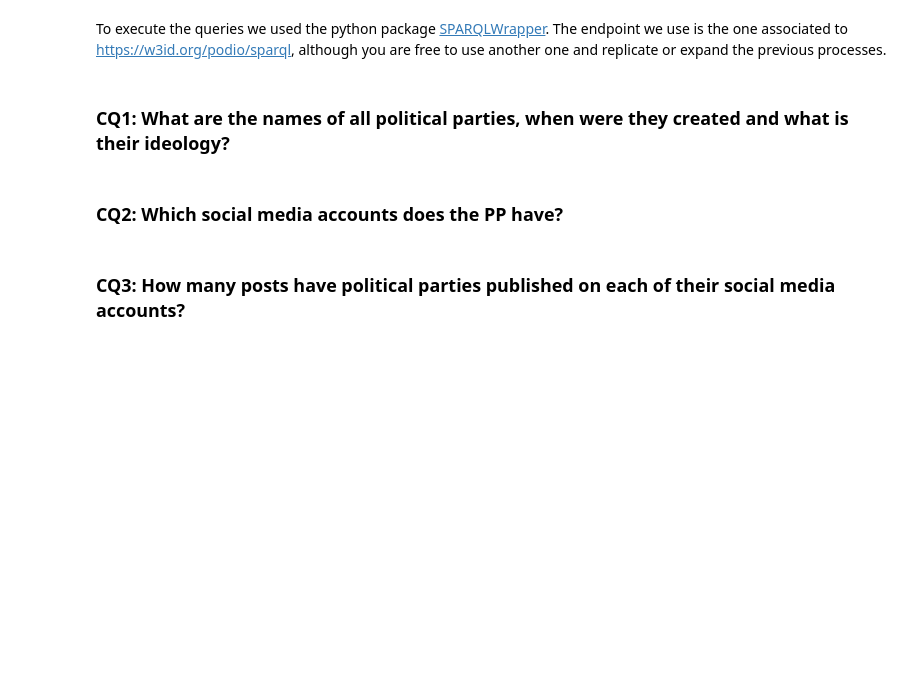
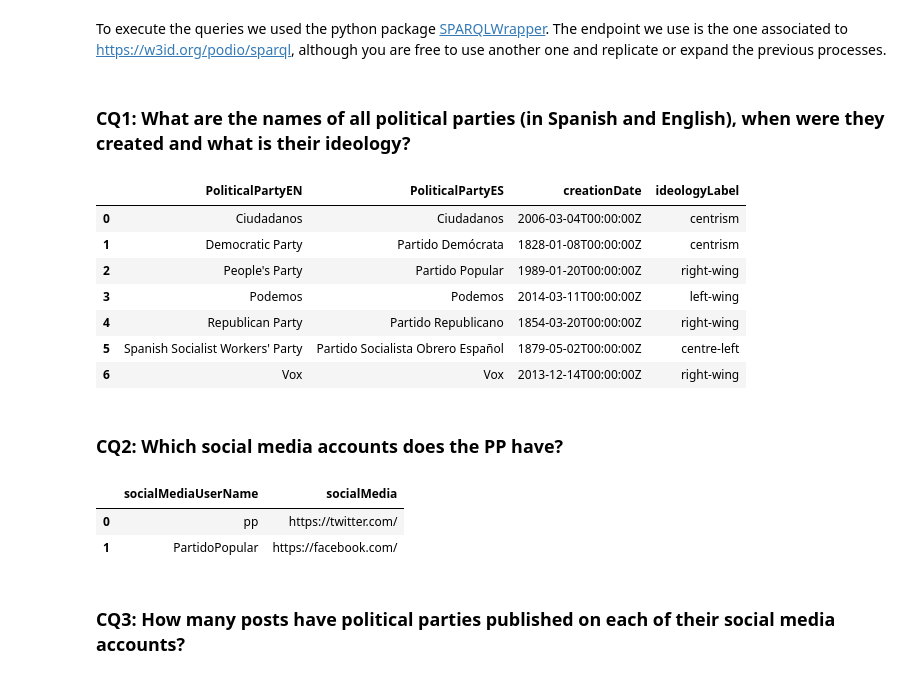
Before and after one commit to oeg-upm/PODIO, a Jupyter notebook: notebooks/podio.ipynb, the cells around one changed output. Drawn from its saved outputs; the diff is of its cells as text; code cells hidden in the pictures; blank space fills up the shorter version.

```diff
--- a/notebooks/podio.ipynb
+++ b/notebooks/podio.ipynb
@@ -1140,59 +1199,66 @@ def run_query(query):
     except Exception as e:
         print(e)
 # %% [markdown]
-### CQ1: What are the names of all political parties, when were they created and what is their ideology?
+### CQ1: What are the names of all political parties (in Spanish and English), when were they created and what is their ideology?
 # %%
 query= """
 PREFIX dc: <http://purl.org/dc/elements/1.1/>
 PREFIX dcam: <http://purl.org/dc/dcam/>
 PREFIX eli: <http://data.europa.eu/eli/ontology#>
 PREFIX foaf: <http://xmlns.com/foaf/0.1/>
 PREFIX lkg: <http://lkg.lynx-project.eu/def/>
 PREFIX nif-core: <http://persistence.uni-leipzig.org/nlp2rdf/ontologies/nif-core#>
 PREFIX owl: <http://www.w3.org/2002/07/owl#>
 PREFIX podio: <http://w3id.org/podio#>
 PREFIX rdf: <http://www.w3.org/1999/02/22-rdf-syntax-ns#>
 PREFIX schema: <http://schema.org/>
 PREFIX sioc: <http://rdfs.org/sioc/ns#>
 PREFIX skos: <http://www.w3.org/2004/02/skos/core#>
 PREFIX terms: <http://purl.org/dc/terms/>
 PREFIX vann: <http://purl.org/vocab/vann/>
 PREFIX xml: <http://www.w3.org/XML/1998/namespace>
 PREFIX xsd: <http://www.w3.org/2001/XMLSchema#>
 PREFIX rdfs: <http://www.w3.org/2000/01/rdf-schema#>
 PREFIX nif: <http://persistence.uni-leipzig.org/nlp2rdf/ontologies/nif-core#>
 PREFIX wd: <http://www.wikidata.org/entity/>
 PREFIX wdt: <http://www.wikidata.org/prop/direct/>
 PREFIX wikibase: <http://wikiba.se/ontology#>
 PREFIX bd: <http://www.bigdata.com/rdf#>
 
-select ?name ?creationDate ?ideologyLabel where {
 
-    select ?s (SAMPLE(?creation) as ?creationDate) (SAMPLE(?ideologyLabel) as ?ideologyLabel) (SAMPLE(?name) as ?name)
-    where {
+select (SAMPLE(?nameEN) as ?PoliticalPartyEN) (SAMPLE(?nameES) as ?PoliticalPartyES) (SAMPLE(?creation) as ?creationDate) (SAMPLE(?ideologyLabel) as ?ideologyLabel)
+where {
 
-        ?s a foaf:Agent;
-            terms:identifier ?id.
+    ?s a foaf:Agent.
 
-        BIND(IRI(CONCAT("http://www.wikidata.org/entity/", str(?id))) AS ?wikidataIri) .
+    # Query Wikidata using federation
+    SERVICE <https://query.wikidata.org/sparql> {
+      ?s  rdfs:label ?nameEN;
+          rdfs:label ?nameES;
+          wdt:P31/wdt:P279* wd:Q7278; # instance of Political Party
+          wdt:P571 ?creation;         # date of creation
+          wdt:P1387 ?ideology.        # ideological alignment
+      FILTER(LANGMATCHES(LANG(?nameEN), "en")). # Name in english
+      FILTER(LANGMATCHES(LANG(?nameES), "es")). # Name in spanish
 
-          # Query Wikidata using federation
-        SERVICE <https://query.wikidata.org/sparql> {
-          ?wikidataIri rdfs:label ?name;
-                       wdt:P31/wdt:P279* wd:Q7278;
-                       wdt:P571 ?creation;
-                       wdt:P1387 ?ideology.
-          ?ideology rdfs:label ?ideologyLabel.
-          FILTER(LANGMATCHES(LANG(?name), "en")).
-          FILTER(LANGMATCHES(LANG(?ideologyLabel), "en")).
-          SERVICE wikibase:label { bd:serviceParam wikibase:language "en". }
-        }
-    } group by ?s
+      ?ideology rdfs:label ?ideologyLabel.
+      FILTER(LANGMATCHES(LANG(?ideologyLabel), "en")). # Ideology in english
+    }
+} group by ?s
+order by asc(UCASE(str(?PoliticalPartyEN)))
 
-}
 """
 
 run_query(query)
+# %% [output]
+|  | PoliticalPartyEN | PoliticalPartyES | creationDate | ideologyLabel |
+| 0 | Ciudadanos | Ciudadanos | 2006-03-04T00:00:00Z | centrism |
+| 1 | Democratic Party | Partido Demócrata | 1828-01-08T00:00:00Z | centrism |
+| 2 | People's Party | Partido Popular | 1989-01-20T00:00:00Z | right-wing |
+| 3 | Podemos | Podemos | 2014-03-11T00:00:00Z | left-wing |
+| 4 | Republican Party | Partido Republicano | 1854-03-20T00:00:00Z | right-wing |
+| 5 | Spanish Socialist Workers' Party | Partido Socialista Obrero Español | 1879-05-02T00:00:00Z | centre-left |
+| 6 | Vox | Vox | 2013-12-14T00:00:00Z | right-wing |
 # %% [markdown]
 ### CQ2: Which social media accounts does the PP have?
 # %%
@@ -1221,13 +1287,17 @@ PREFIX wikibase: <http://wikiba.se/ontology#>
 PREFIX bd: <http://www.bigdata.com/rdf#>
 
 select ?socialMediaUserName ?socialMedia where {
-    <http://www.wikidata.org/entity/Q185088> foaf:holdsAccount ?accounts .
+    wd:Q185088 foaf:holdsAccount ?accounts .
     ?accounts foaf:accountServiceHomepage ?socialMedia;
               foaf:accountName ?socialMediaUserName.
 }
 """
 
 run_query(query)
+# %% [output]
+|  | socialMediaUserName | socialMedia |
+| 0 | pp | https://twitter.com/ |
+| 1 | PartidoPopular | https://facebook.com/ |
 # %% [markdown]
 ### CQ3: How many posts have political parties published on each of their social media accounts?
 # %%
```
Also changed, not shown: parts of 22 cells of this notebook.
